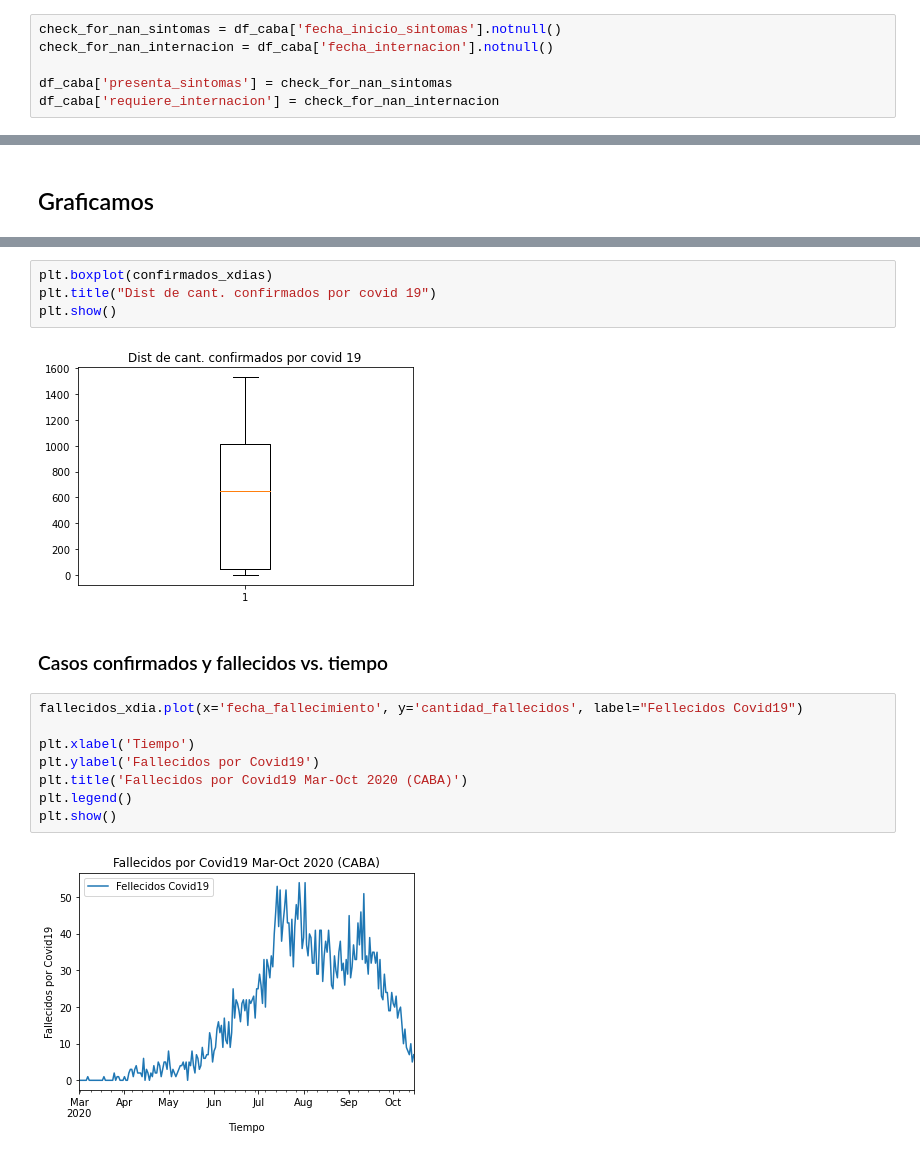
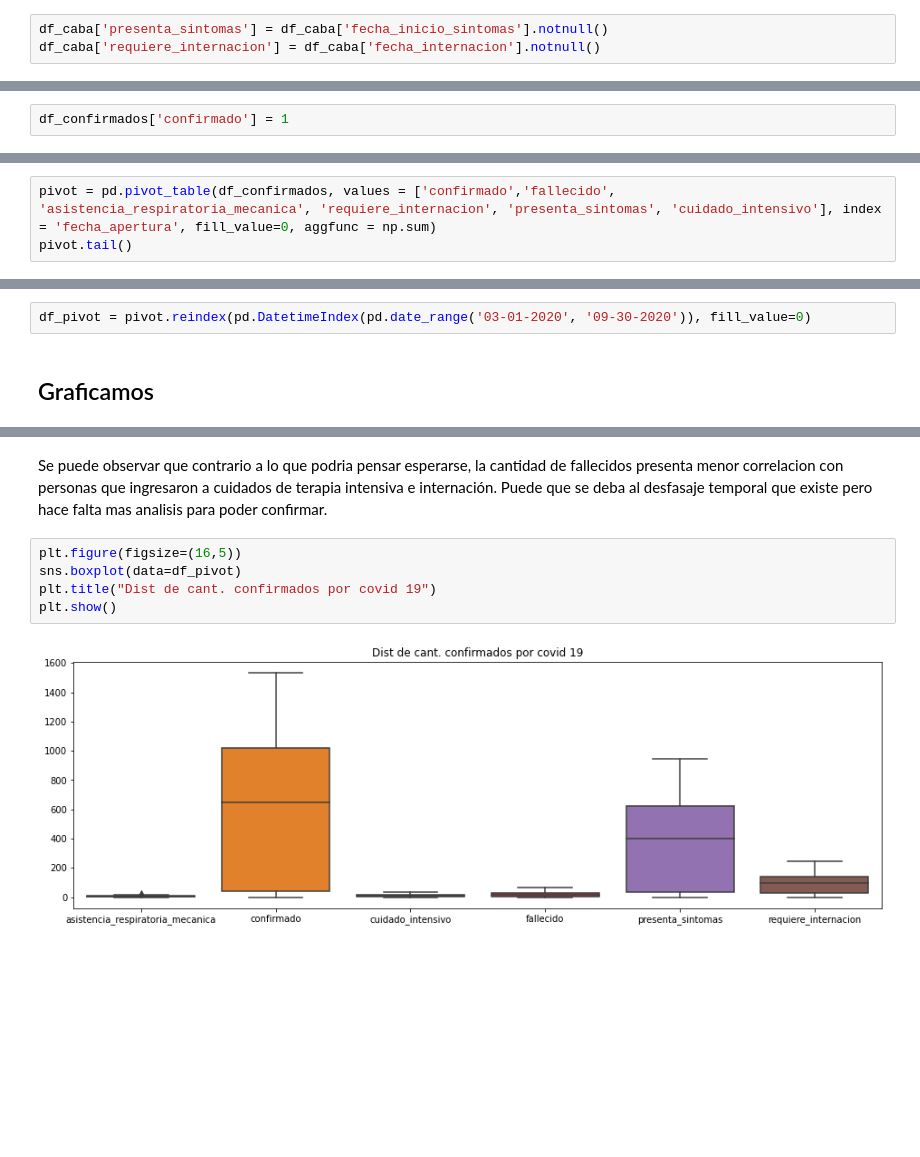
Before and after one commit to tomiambro/clusterai2020_grupo1, a Jupyter notebook: EDA_Proyecto_Final.ipynb, the cells around one changed output, grey strips where cells are left out. Saved outputs shown, nothing was run; the diff lists cells and outputs as text; blank space fills up the shorter version.

Commit message:
Arreglo tabla pivot y el grafico de correlacion

```diff
--- a/EDA_Proyecto_Final.ipynb
+++ b/EDA_Proyecto_Final.ipynb
@@ -132,11 +117,8 @@ dtype: int64
 # %% [markdown]
 ### Transformamos "fecha_inicio_sintomas" y "fecha_internacion" en variables booleanas
 # %%
-check_for_nan_sintomas = df_caba['fecha_inicio_sintomas'].notnull()
-check_for_nan_internacion = df_caba['fecha_internacion'].notnull()
-
-df_caba['presenta_sintomas'] = check_for_nan_sintomas
-df_caba['requiere_internacion'] = check_for_nan_internacion
+df_caba['presenta_sintomas'] = df_caba['fecha_inicio_sintomas'].notnull()
+df_caba['requiere_internacion'] = df_caba['fecha_internacion'].notnull()
 # %% [markdown]
 Ahora que transformamos las variables, descartamos las columnas originales: "fecha_inicio_sintomas" y "fecha_internacion". Aprovechamos y descartamos "fecha_cuidado_intensivo" tambien.
 # %%
@@ -180,3 +187,5 @@ dtype: int64
+# %%
+df_confirmados['confirmado'] = 1
 # %%
 df_confirmados.shape
 # %% [output]
@@ -353,0 +195,3 @@ df_data_all
+# %%
+pivot = pd.pivot_table(df_confirmados, values = ['confirmado','fallecido', 'asistencia_respiratoria_mecanica', 'requiere_internacion', 'presenta_sintomas', 'cuidado_intensivo'], index = 'fecha_apertura', fill_value=0, aggfunc = np.sum)
+pivot.tail()
@@ -354,2 +206,4 @@ df_data_all
+# %%
+df_pivot = pivot.reindex(pd.DatetimeIndex(pd.date_range('03-01-2020', '09-30-2020')), fill_value=0)
 # %% [markdown]
 ## Graficamos
@@ -381,18 +228,9 @@ plt.show()
+# %% [markdown]
+Se puede observar que contrario a lo que podria pensar esperarse, la cantidad de fallecidos presenta menor correlacion con personas que ingresaron a cuidados de terapia intensiva e internación. Puede que se deba al desfasaje temporal que existe pero hace falta mas analisis para poder confirmar.
 # %%
-plt.boxplot(confirmados_xdias)
+plt.figure(figsize=(16,5))
+sns.boxplot(data=df_pivot)
 plt.title("Dist de cant. confirmados por covid 19")
 plt.show()
 # %% [output]
-[figure, old version]
+[figure, new version]
-# %% [markdown]
-### Casos confirmados y fallecidos vs. tiempo
-# %%
-fallecidos_xdia.plot(x='fecha_fallecimiento', y='cantidad_fallecidos', label="Fellecidos Covid19")
-
-plt.xlabel('Tiempo')
-plt.ylabel('Fallecidos por Covid19')
-plt.title('Fallecidos por Covid19 Mar-Oct 2020 (CABA)')
-plt.legend()
-plt.show()
-# %% [output]
-[figure, removed]
```
Also changed, not shown: parts of 37 cells of this notebook.
